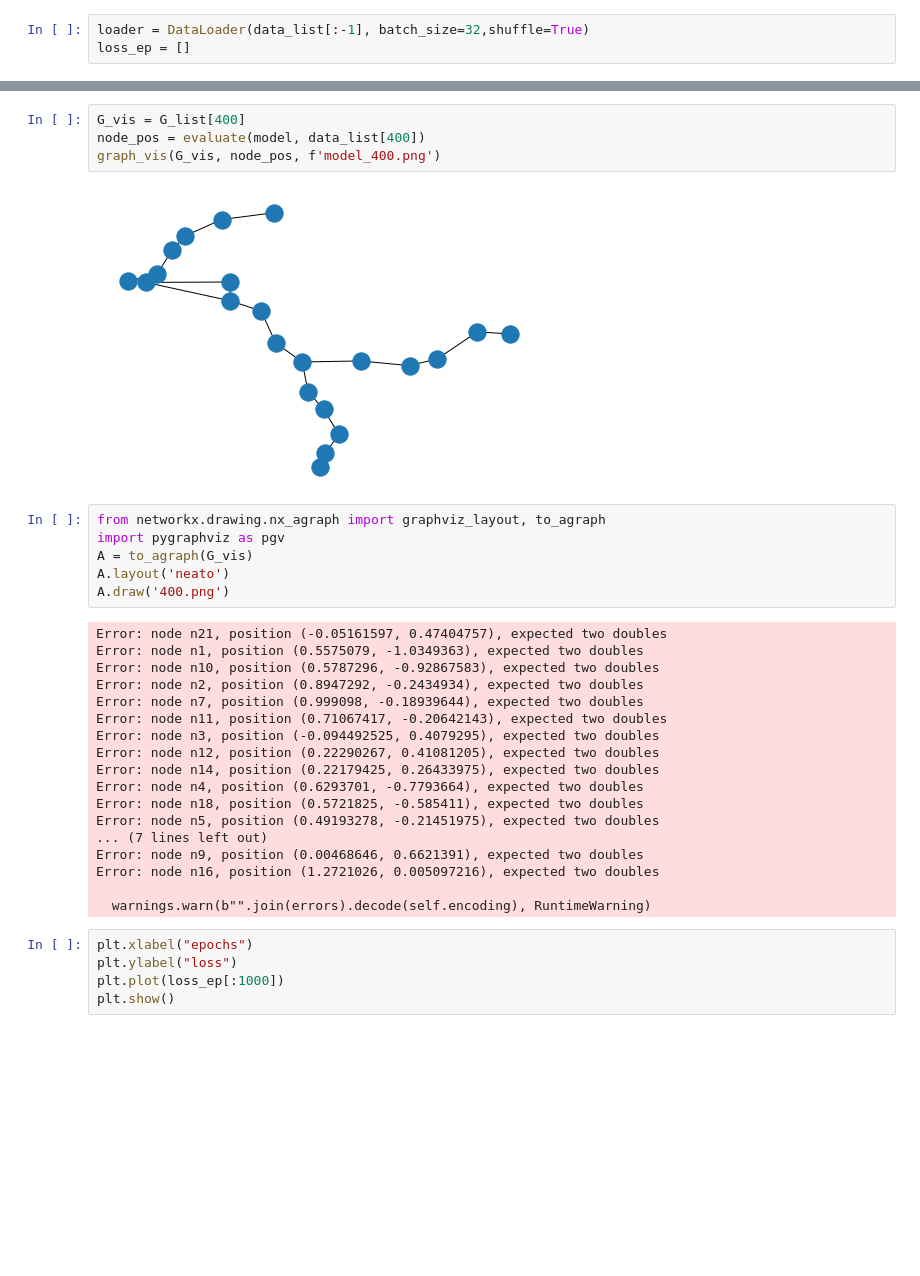
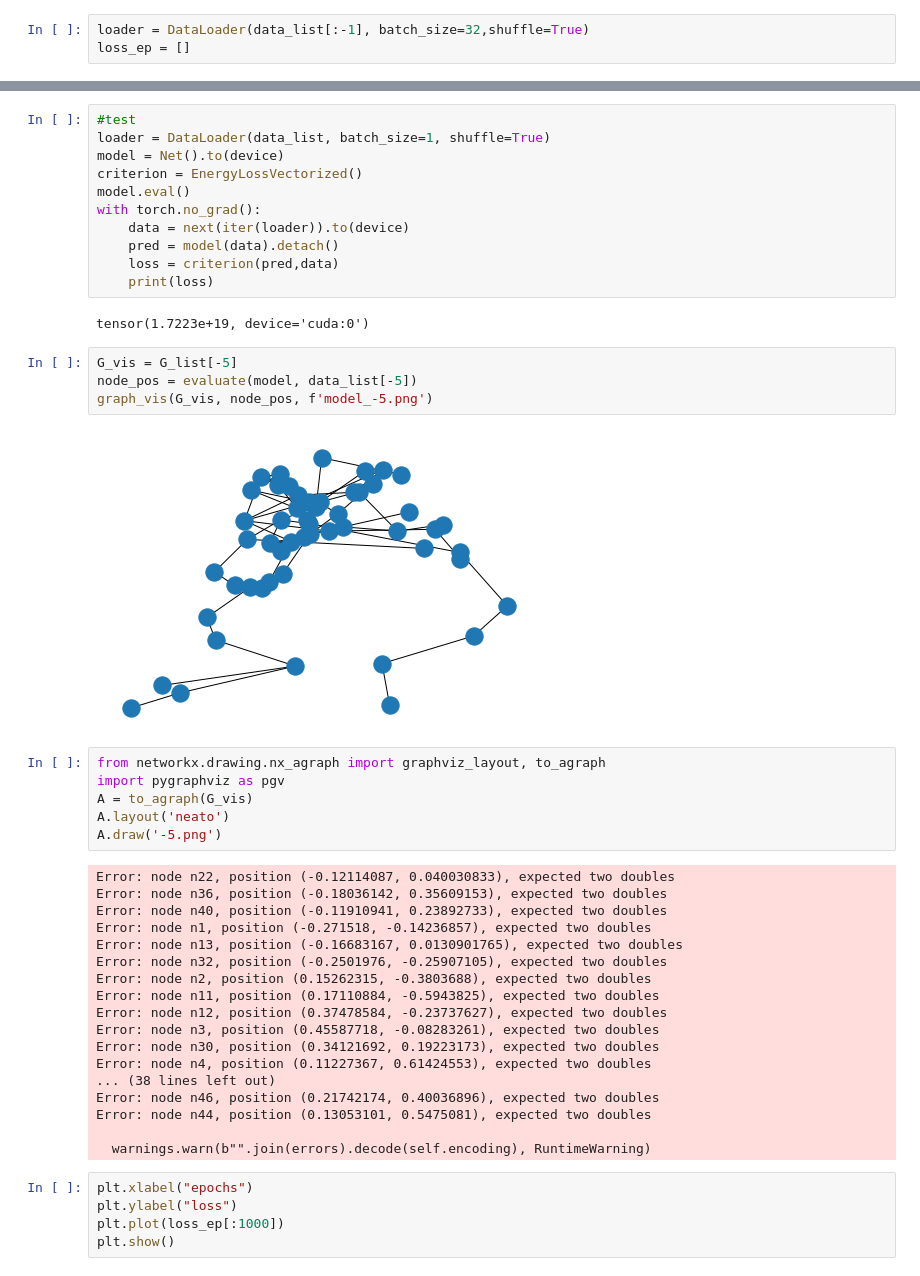
Before and after one commit to zhenxingCui/deepgd, a Jupyter notebook: gnn_stress.ipynb, the cells around one changed output, grey strips where cells are left out. Drawn from its saved outputs; the diff is of its cells as text; blank space fills up the shorter version.

```diff
--- a/gnn_stress.ipynb
+++ b/gnn_stress.ipynb
@@ -353,31 +297,44 @@ KeyboardInterrupt:
+# %%
+#test
+loader = DataLoader(data_list, batch_size=1, shuffle=True)
+model = Net().to(device)
+criterion = EnergyLossVectorized()
+model.eval()
+with torch.no_grad():
+    data = next(iter(loader)).to(device)
+    pred = model(data).detach()
+    loss = criterion(pred,data)
+    print(loss)
+# %% [output]
+tensor(1.7223e+19, device='cuda:0')
 # %%
-G_vis = G_list[400]
-node_pos = evaluate(model, data_list[400])
-graph_vis(G_vis, node_pos, f'model_400.png')
+G_vis = G_list[-5]
+node_pos = evaluate(model, data_list[-5])
+graph_vis(G_vis, node_pos, f'model_-5.png')
 # %% [output]
-[figure, old version]
+[figure, new version]
 # %%
 from networkx.drawing.nx_agraph import graphviz_layout, to_agraph
 import pygraphviz as pgv
 A = to_agraph(G_vis)
 A.layout('neato')
-A.draw('400.png')
+A.draw('-5.png')
 # %% [output]
-Error: node n21, position (-0.05161597, 0.47404757), expected two doubles
-Error: node n1, position (0.5575079, -1.0349363), expected two doubles
-Error: node n10, position (0.5787296, -0.92867583), expected two doubles
-Error: node n2, position (0.8947292, -0.2434934), expected two doubles
-Error: node n7, position (0.999098, -0.18939644), expected two doubles
-Error: node n11, position (0.71067417, -0.20642143), expected two doubles
-Error: node n3, position (-0.094492525, 0.4079295), expected two doubles
-Error: node n12, position (0.22290267, 0.41081205), expected two doubles
-Error: node n14, position (0.22179425, 0.26433975), expected two doubles
-Error: node n4, position (0.6293701, -0.7793664), expected two doubles
-Error: node n18, position (0.5721825, -0.585411), expected two doubles
-Error: node n5, position (0.49193278, -0.21451975), expected two doubles
-... (7 lines left out)
-Error: node n9, position (0.00468646, 0.6621391), expected two doubles
-Error: node n16, position (1.2721026, 0.005097216), expected two doubles
+Error: node n22, position (-0.12114087, 0.040030833), expected two doubles
+Error: node n36, position (-0.18036142, 0.35609153), expected two doubles
+Error: node n40, position (-0.11910941, 0.23892733), expected two doubles
+Error: node n1, position (-0.271518, -0.14236857), expected two doubles
+Error: node n13, position (-0.16683167, 0.0130901765), expected two doubles
+Error: node n32, position (-0.2501976, -0.25907105), expected two doubles
+Error: node n2, position (0.15262315, -0.3803688), expected two doubles
+Error: node n11, position (0.17110884, -0.5943825), expected two doubles
+Error: node n12, position (0.37478584, -0.23737627), expected two doubles
+Error: node n3, position (0.45587718, -0.08283261), expected two doubles
+Error: node n30, position (0.34121692, 0.19223173), expected two doubles
+Error: node n4, position (0.11227367, 0.61424553), expected two doubles
+... (38 lines left out)
+Error: node n46, position (0.21742174, 0.40036896), expected two doubles
+Error: node n44, position (0.13053101, 0.5475081), expected two doubles
 
   warnings.warn(b"".join(errors).decode(self.encoding), RuntimeWarning)
 # %%
```
Also changed, not shown: parts of 6 cells of this notebook.
